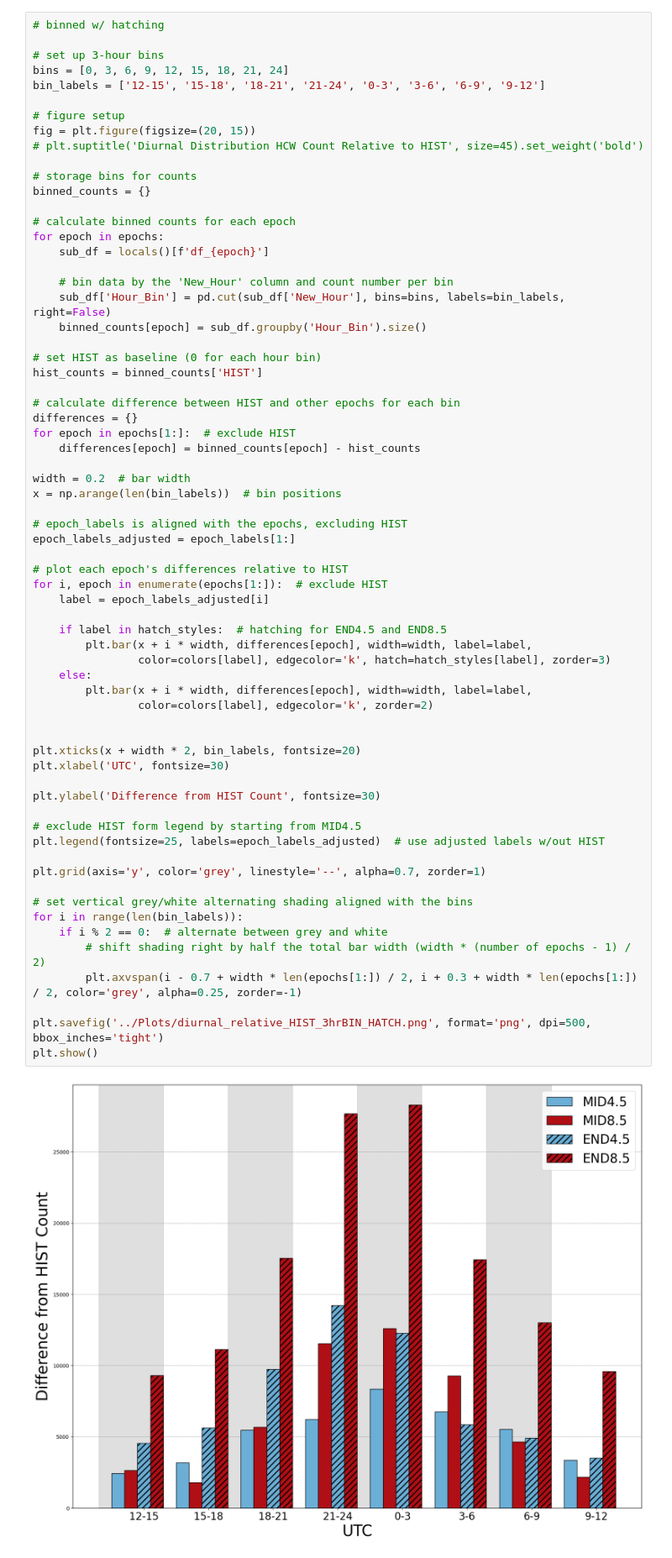
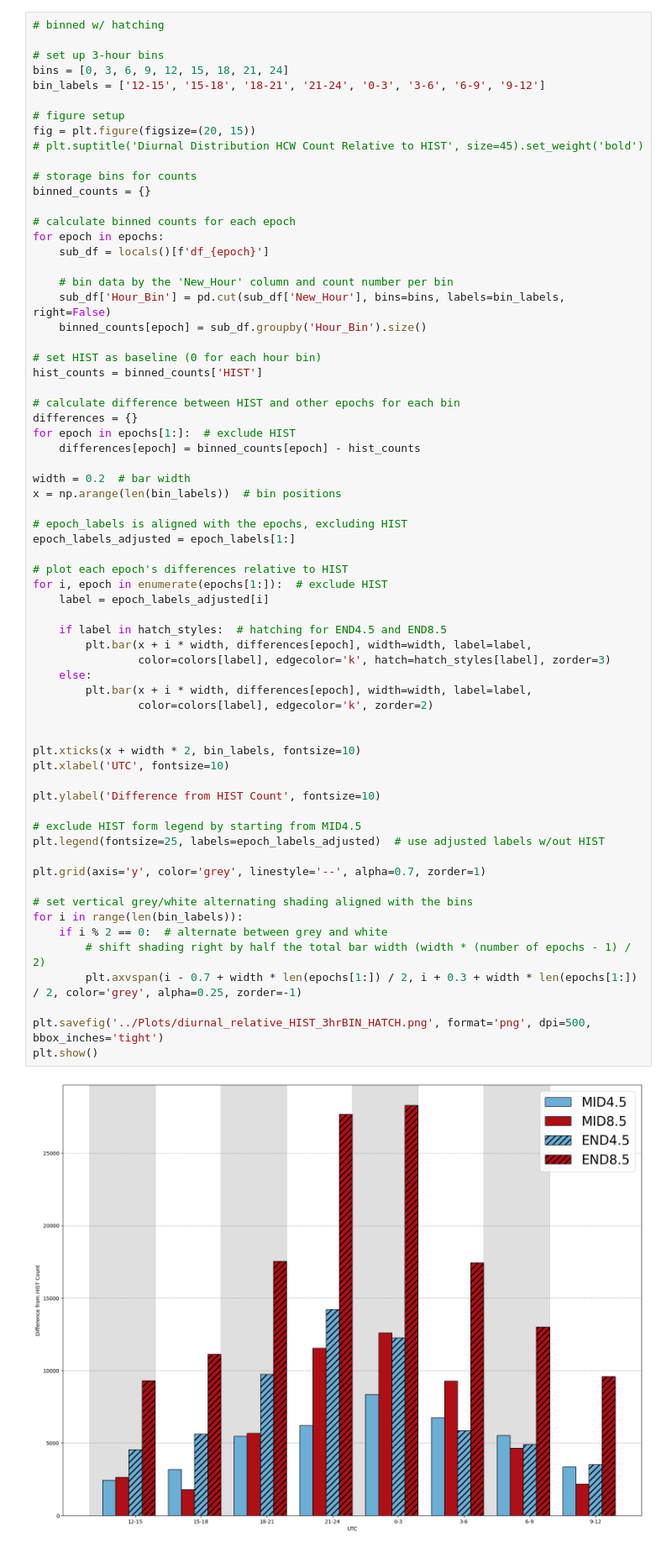
Before and after one commit to caitroufa/SYN_SERV, a Jupyter notebook: Code/Diurnal_Histograms.ipynb, the cells around one changed output. Shown at 84% size. Saved outputs shown, nothing was run; the diff lists cells and outputs as text.

```diff
--- a/Code/Diurnal_Histograms.ipynb
+++ b/Code/Diurnal_Histograms.ipynb
@@ -345,34 +347,34 @@ x = np.arange(len(bin_labels))  # bin positions
 epoch_labels_adjusted = epoch_labels[1:]
 
 # plot each epoch's differences relative to HIST
 for i, epoch in enumerate(epochs[1:]):  # exclude HIST
     label = epoch_labels_adjusted[i]
 
     if label in hatch_styles:  # hatching for END4.5 and END8.5
         plt.bar(x + i * width, differences[epoch], width=width, label=label,
                 color=colors[label], edgecolor='k', hatch=hatch_styles[label], zorder=3)
     else:
         plt.bar(x + i * width, differences[epoch], width=width, label=label,
                 color=colors[label], edgecolor='k', zorder=2)
 
 
-plt.xticks(x + width * 2, bin_labels, fontsize=20)
-plt.xlabel('UTC', fontsize=30)
+plt.xticks(x + width * 2, bin_labels, fontsize=10)
+plt.xlabel('UTC', fontsize=10)
 
-plt.ylabel('Difference from HIST Count', fontsize=30)
+plt.ylabel('Difference from HIST Count', fontsize=10)
 
 # exclude HIST form legend by starting from MID4.5
 plt.legend(fontsize=25, labels=epoch_labels_adjusted)  # use adjusted labels w/out HIST
 
 plt.grid(axis='y', color='grey', linestyle='--', alpha=0.7, zorder=1)
 
 # set vertical grey/white alternating shading aligned with the bins
 for i in range(len(bin_labels)):
     if i % 2 == 0:  # alternate between grey and white
         # shift shading right by half the total bar width (width * (number of epochs - 1) / 2)
         plt.axvspan(i - 0.7 + width * len(epochs[1:]) / 2, i + 0.3 + width * len(epochs[1:]) / 2, color='grey', alpha=0.25, zorder=-1)
 
 plt.savefig('../Plots/diurnal_relative_HIST_3hrBIN_HATCH.png', format='png', dpi=500, bbox_inches='tight')
 plt.show()
 # %% [output]
-[figure, old version]
+[figure, new version]
```
Also changed, not shown: parts of 9 cells of this notebook.
